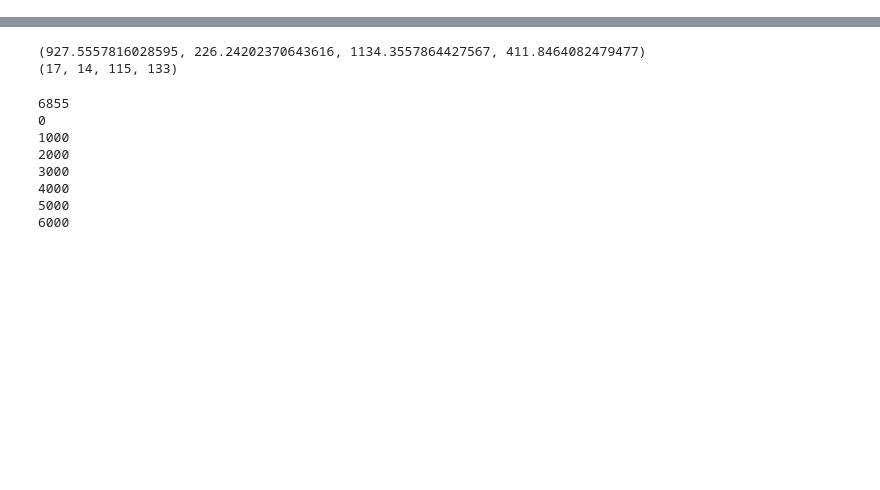
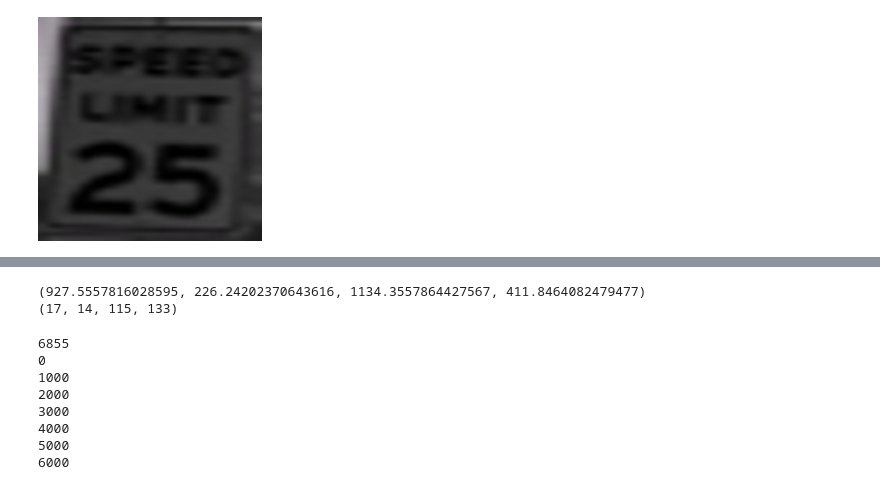
Before and after one commit to dokeefemain/AlphaSign, a Jupyter notebook: TrainBB.ipynb, the cells around one changed output, grey strips where cells are left out. Cells and saved outputs as stored; diff of their text form; code cells hidden in the pictures; blank space fills up the shorter version.

```diff
--- a/TrainBB.ipynb
+++ b/TrainBB.ipynb
@@ -13,0 +29,19 @@ alex_b = tf.keras.models.load_model('App/lib/models/alex_bb')
+# %%
+from IPython.display import display
+height = 224
+width = 224
+i=500
+X_mean = []
+y_mean = []
+path = "lib/datasets/LISA/"
+file = Adata["Filename"][i]
+sign = Adata["Annotation tag"][i]
+bb = (float(Adata['Upper left corner X'][i]),float(Adata['Upper left corner Y'][i]),float(Adata['Lower right corner X'][i]),float(Adata['Lower right corner Y'][i]))
+image = Image.open(path+file)
+shape_image = np.asarray(image).shape
+bb_test = (bb[0]*224 / shape_image[1], bb[1]*224 / shape_image[0], bb[2]*224 /shape_image[1], bb[3]*224 / shape_image[0])
+print(bb)
+print(bb_test)
+print(np.asarray(image).shape)
+tmp = image.resize((width,height))
+# display(tmp)
@@ -13,0 +516,6 @@ alex_b = tf.keras.models.load_model('App/lib/models/alex_bb')
+# %%
+tmp1 = tmp.crop(bb_test)
+display(tmp1.resize((224,224)))
+#print((all_ann['Upper left corner X'][i],all_ann['Upper left corner Y'][i],all_ann['Lower right corner X'][i],all_ann['Lower right corner Y'][i]))
+# %% [output]
+[figure, added]
```
Also changed, not shown: parts of 34 cells of this notebook, 6 other files.
